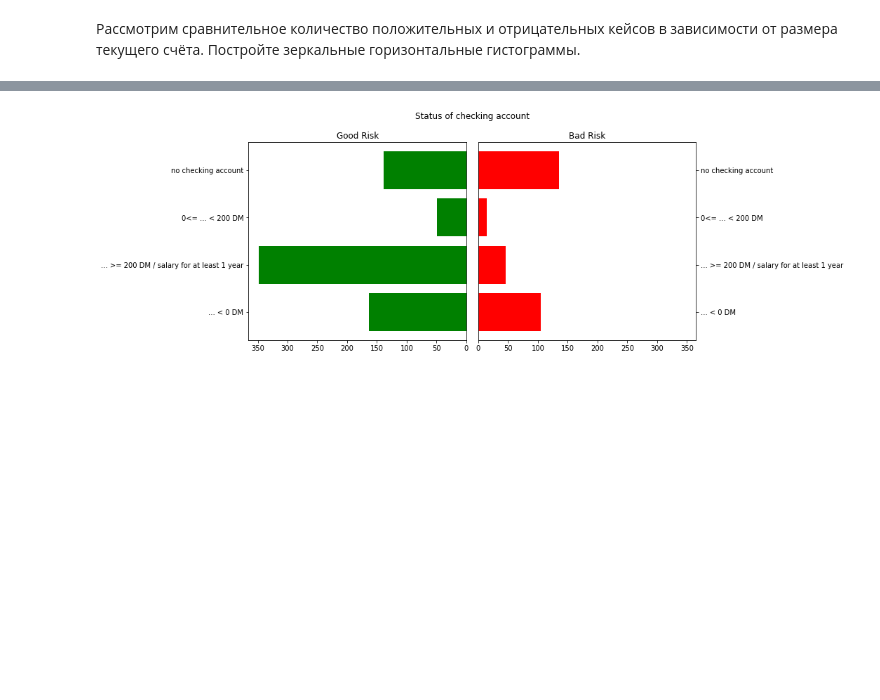
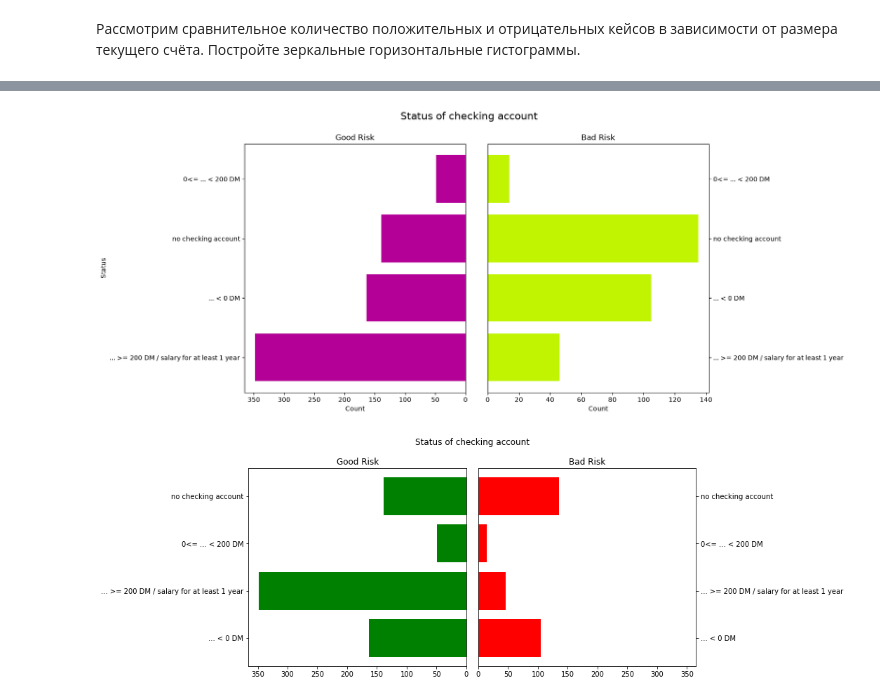
Before and after one commit to rudast/machine-learning-2026, a Jupyter notebook: lesson-5/hw01-EDA.ipynb, the cells around one changed output, grey strips where cells are left out. Saved outputs shown, nothing was run; the diff lists cells and outputs as text; code cells hidden in the pictures; blank space fills up the shorter version.

```diff
--- a/lesson-5/hw01-EDA.ipynb
+++ b/lesson-5/hw01-EDA.ipynb
@@ -166,3 +196,8 @@ import matplotlib.pyplot as plt
 ### Задание 7 (1 балл)
 # %% [markdown]
 Рассмотрим сравнительное количество положительных и отрицательных кейсов в зависимости от размера текущего счёта. Постройте зеркальные горизонтальные гистограммы.
+# %%
+good_data = data.loc[data.credit_risk == 'good', 'status'].value_counts().to_frame(name='count_good')
+bad_data = data.loc[data.credit_risk == 'bad', 'status'].value_counts().to_frame(name='count_bad')
+status_data = pd.concat([good_data, bad_data], axis=1)
+status_data
@@ -169,3 +211,31 @@ import matplotlib.pyplot as plt
+# %%
+from matplotlib.axes import Axes
+fig, (ax1, ax2) = plt.subplots(nrows=1, ncols=2, sharey=False, figsize=(13, 7))
+
+assert isinstance(ax1, Axes)
+assert isinstance(ax2, Axes)
+
+ax1.barh(status_data.index.values, status_data.count_good, color='#B40097')
+ax2.barh(status_data.index.values, status_data.count_bad, color='#C0F400')
+
+ax1.set(
+    xlabel='Count',
+    ylabel='Status',
+    title='Good Risk'
+)
+ax1.invert_xaxis()
+
+ax2.set(
+    xlabel='Count',
+    title='Bad Risk'
+)
+ax2.yaxis.tick_right()
+
+fig.subplots_adjust(wspace=0.1)
+fig.suptitle(t='Status of checking account', fontsize=16)
+plt.show()
+# %% [output]
+[figure, added]
 # %%
 # your code here
 # %% [output]
```
Also changed, not shown: parts of 9 cells of this notebook.
